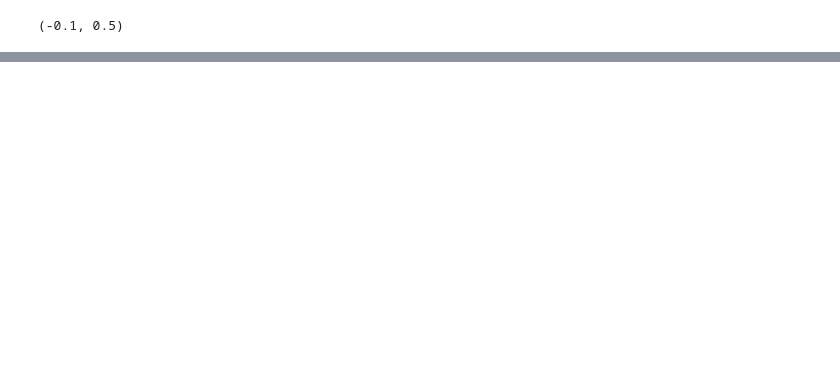
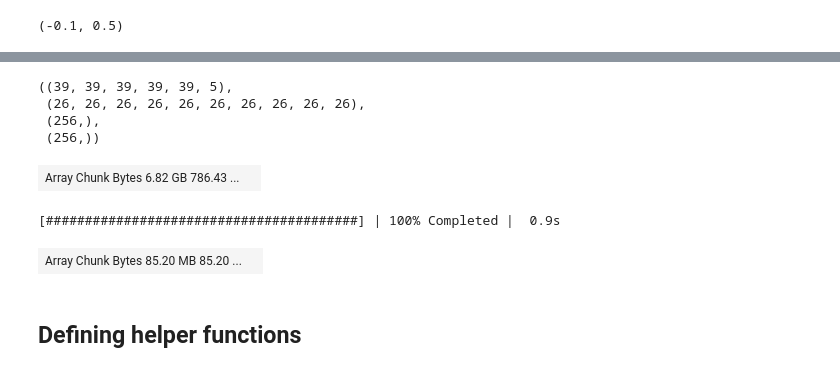
Before and after one commit to din14970/indexing_demo, a Jupyter notebook: Demo.ipynb, the cells around one changed output, grey strips where cells are left out. Drawn from its saved outputs; the diff is of its cells as text; code cells hidden in the pictures; blank space fills up the shorter version.

```diff
--- a/Demo.ipynb
+++ b/Demo.ipynb
@@ -296,0 +442,7 @@ def match_orientations(image, template_coordinates, template_intensities,
+# %%
+daar.chunks
+# %% [output]
+((39, 39, 39, 39, 39, 5),
+ (26, 26, 26, 26, 26, 26, 26, 26, 26, 26),
+ (256,),
+ (256,))
@@ -296,0 +451,6 @@ def match_orientations(image, template_coordinates, template_intensities,
+# %%
+from pyxem.utils.dask_tools import _get_dask_array
+
+_get_dask_array(data_file)
+# %% [output]
+| Array Chunk Bytes 6.82 GB 786.43 ... |  |
@@ -296,0 +459,4 @@ def match_orientations(image, template_coordinates, template_intensities,
+# %%
+sample.compute()
+# %% [output]
+[########################################] | 100% Completed |  0.9s
@@ -296,0 +465,6 @@ def match_orientations(image, template_coordinates, template_intensities,
+# %%
+_get_dask_array(sample)
+# %% [output]
+| Array Chunk Bytes 85.20 MB 85.20 ... |  |
+# %% [markdown]
+## Defining helper functions
```
Also changed, not shown: parts of 82 cells of this notebook.
